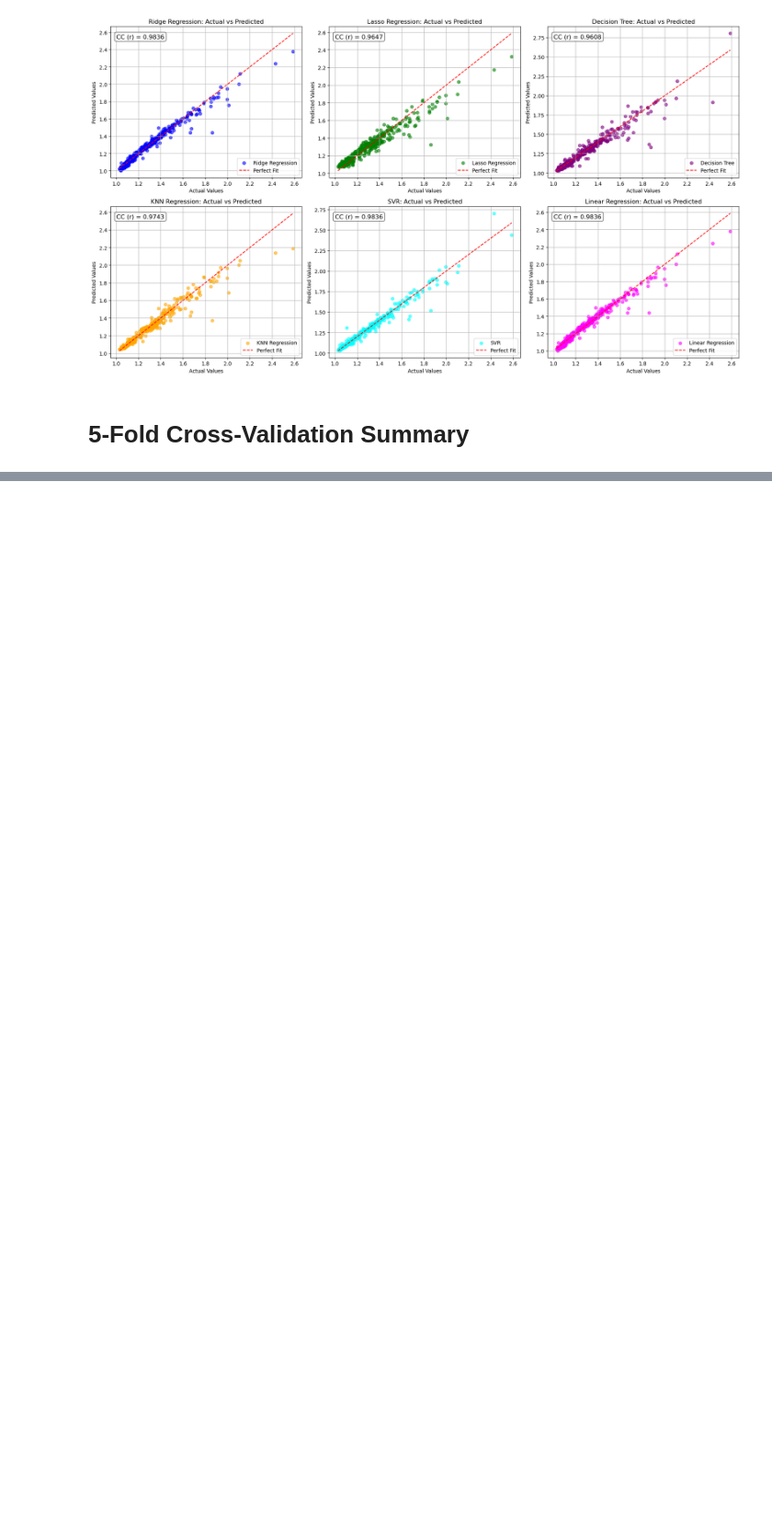
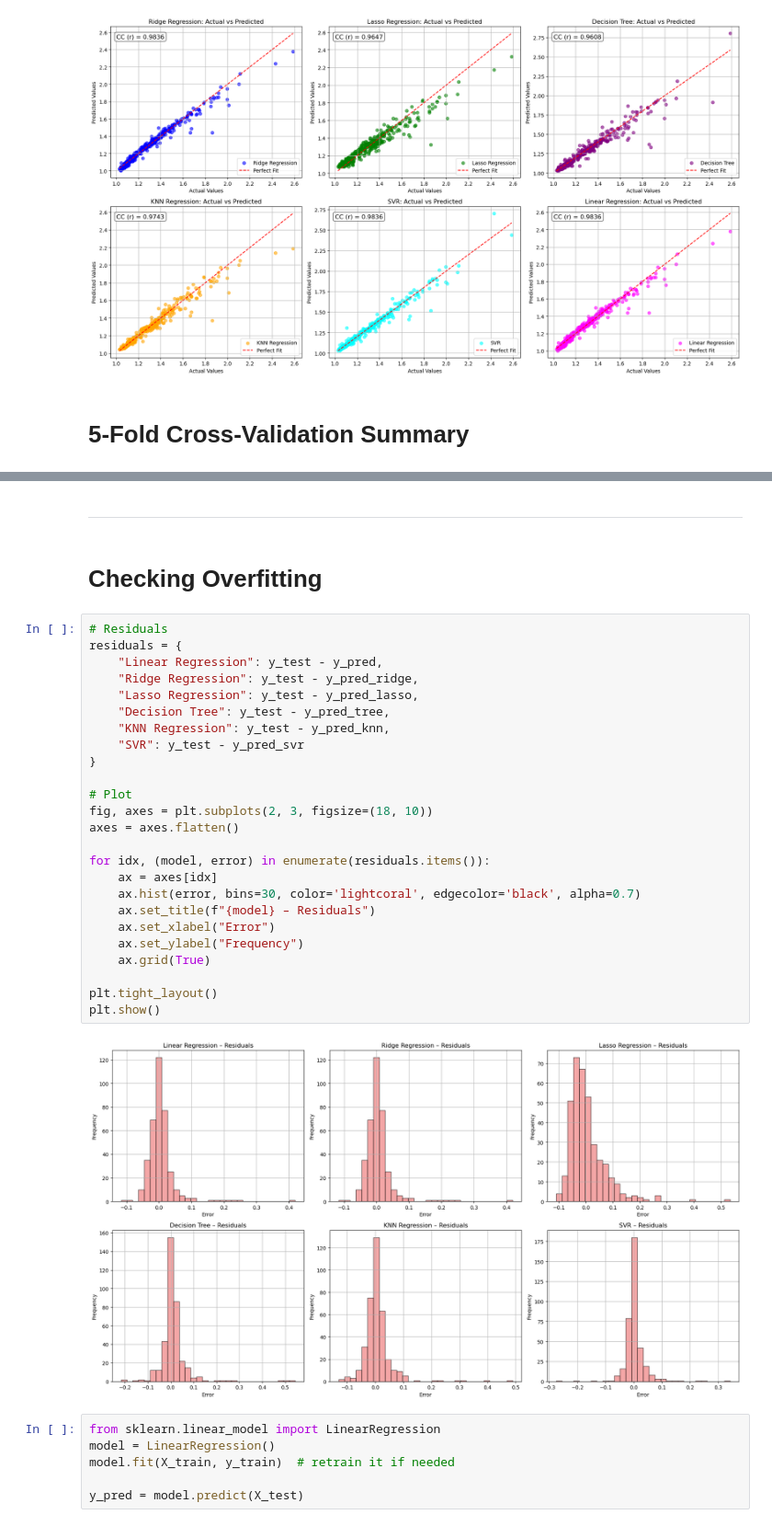
Before and after one commit to BoushBoo/pvt-prediction-ml-, a Jupyter notebook: Phase 1/Bob/Bob (1225).ipynb, the cells around one changed output, grey strips where cells are left out. Shown at 92% size. Cells and saved outputs as stored; diff of their text form; blank space fills up the shorter version.

```diff
--- a/Phase 1/Bob/Bob (1225).ipynb
+++ b/Phase 1/Bob/Bob (1225).ipynb
@@ -531,0 +532,37 @@ plt.show()
+# %% [markdown]
+----------------------------
+# %% [markdown]
+# Checking Overfitting
+# %%
+# Residuals
+residuals = {
+    "Linear Regression": y_test - y_pred,
+    "Ridge Regression": y_test - y_pred_ridge,
+    "Lasso Regression": y_test - y_pred_lasso,
+    "Decision Tree": y_test - y_pred_tree,
+    "KNN Regression": y_test - y_pred_knn,
+    "SVR": y_test - y_pred_svr
+}
+
+# Plot
+fig, axes = plt.subplots(2, 3, figsize=(18, 10))
+axes = axes.flatten()
+
+for idx, (model, error) in enumerate(residuals.items()):
+    ax = axes[idx]
+    ax.hist(error, bins=30, color='lightcoral', edgecolor='black', alpha=0.7)
+    ax.set_title(f"{model} – Residuals")
+    ax.set_xlabel("Error")
+    ax.set_ylabel("Frequency")
+    ax.grid(True)
+
+plt.tight_layout()
+plt.show()
+# %% [output]
+[figure, added]
+# %%
+from sklearn.linear_model import LinearRegression
+model = LinearRegression()
+model.fit(X_train, y_train)  # retrain it if needed
+
+y_pred = model.predict(X_test)
```
Also changed, not shown: parts of 7 cells of this notebook, 3 other files.
